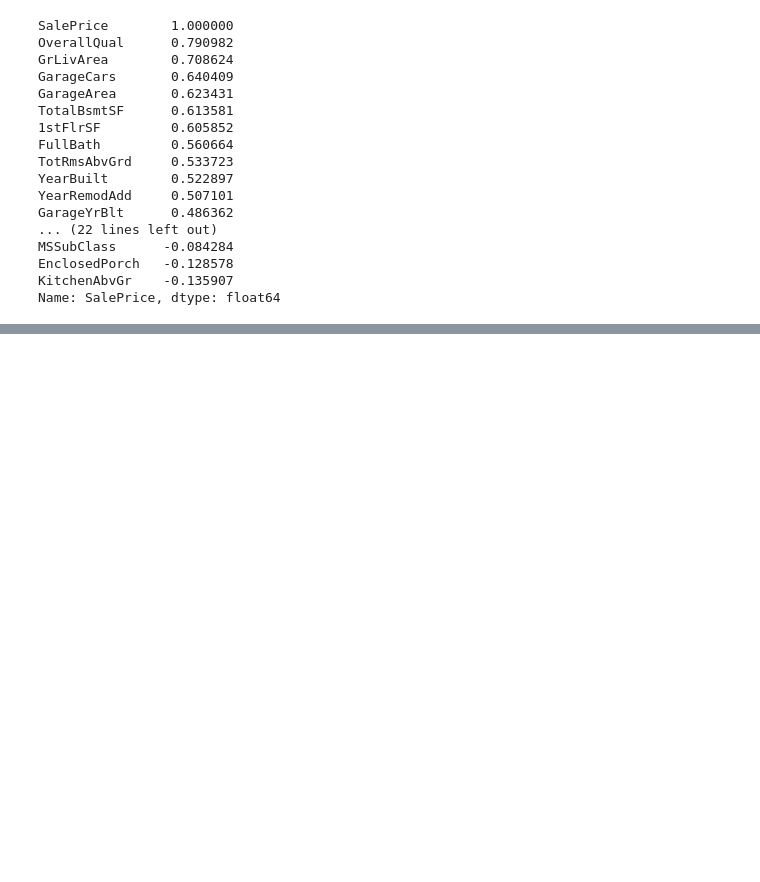
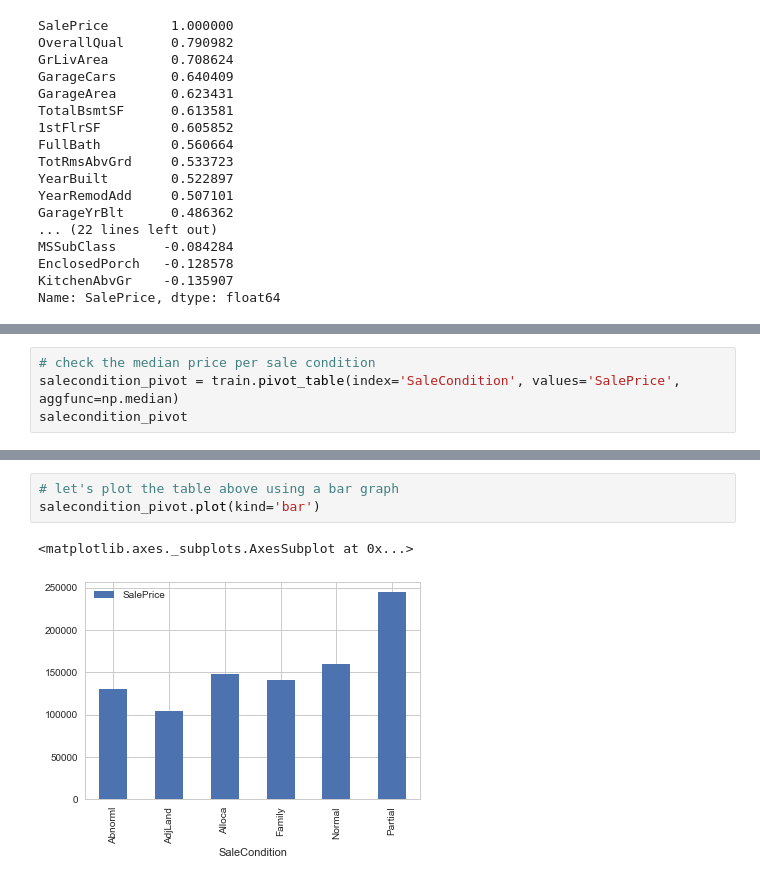
Before and after one commit to cyuss/house_prices, a Jupyter notebook: notebooks/exploration.ipynb, the cells around one changed output, grey strips where cells are left out. Saved outputs shown, nothing was run; the diff lists cells and outputs as text; blank space fills up the shorter version.

```diff
--- a/notebooks/exploration.ipynb
+++ b/notebooks/exploration.ipynb
@@ -241,0 +258,4 @@ We see that the OverallQual is 79 % correlated with the target variable. This va
+# %%
+# check the median price per sale condition
+salecondition_pivot = train.pivot_table(index='SaleCondition', values='SalePrice', aggfunc=np.median)
+salecondition_pivot
@@ -241,0 +271,6 @@ We see that the OverallQual is 79 % correlated with the target variable. This va
+# %%
+# let's plot the table above using a bar graph
+salecondition_pivot.plot(kind='bar')
+# %% [output]
+<matplotlib.axes._subplots.AxesSubplot at 0x...>
+[figure, added]
```
Also changed, not shown: parts of 15 cells of this notebook.
